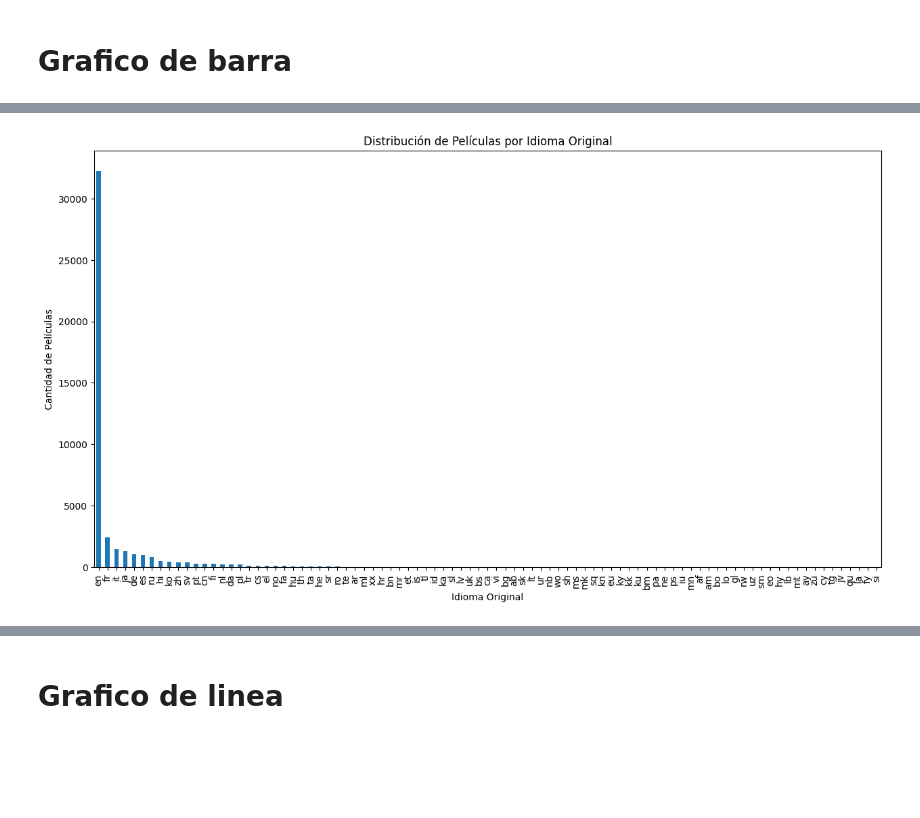
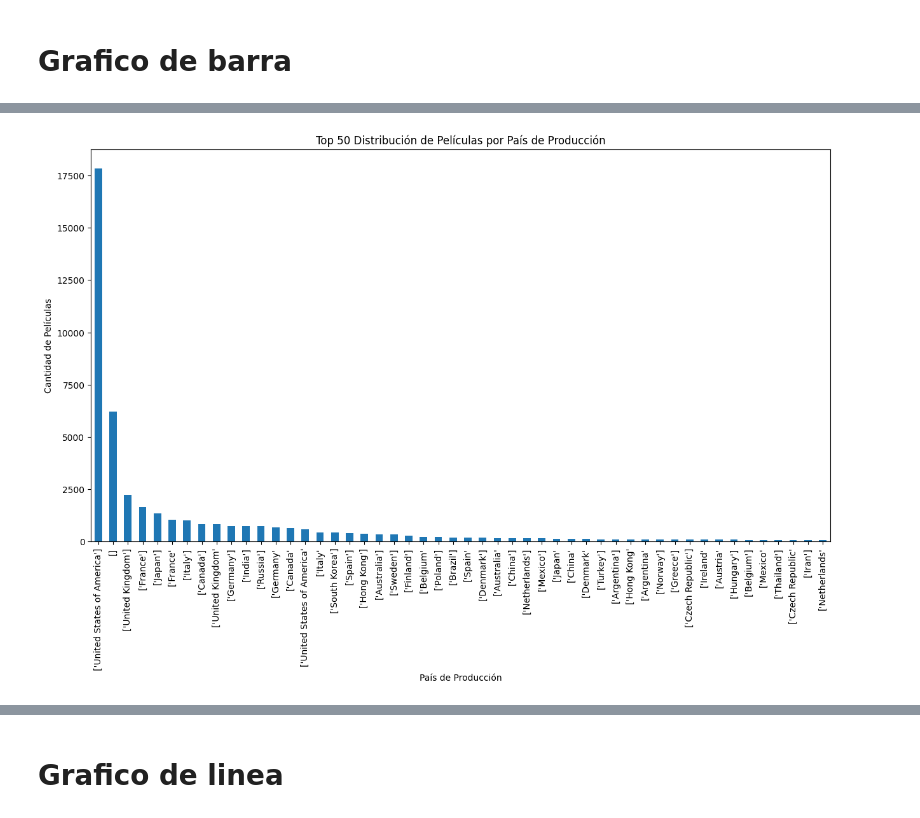
Before and after one commit to SantiMagris01/Proyecto, a Jupyter notebook: EDA.ipynb, the cells around one changed output, grey strips where cells are left out. Drawn from its saved outputs; the diff is of its cells as text; code cells hidden in the pictures; blank space fills up the shorter version.

```diff
--- a/EDA.ipynb
+++ b/EDA.ipynb
@@ -214,11 +221,15 @@ See the caveats in the documentation: https://pandas.pydata.org/pandas-docs/stab
 # %%
+# Filtro del df original las ciudades unicas para evitar repeticiones y problemas al crear el grafico
+df_aux_countries = df.dropna(subset=['production_countries_names'])
+df_aux_countries['country'] = df_aux_countries['production_countries_names'].str.split(',').str[0].str.strip()
+country_counts = df_aux_countries['country'].value_counts().head(50)
 # Creacion del grafico
 plt.figure(figsize=(15, 8))
-df['original_language'].value_counts().plot(kind='bar')
-plt.xlabel('Idioma Original')
+country_counts.plot(kind='bar')
+plt.xlabel('País de Producción')
 plt.ylabel('Cantidad de Películas')
-plt.title('Distribución de Películas por Idioma Original')
+plt.title('Top 50 Distribución de Películas por País de Producción')
 plt.xticks(rotation=90)
 plt.show()
 # %% [output]
-[figure, old version]
+[figure, new version]
```
Also changed, not shown: parts of 34 cells of this notebook.
